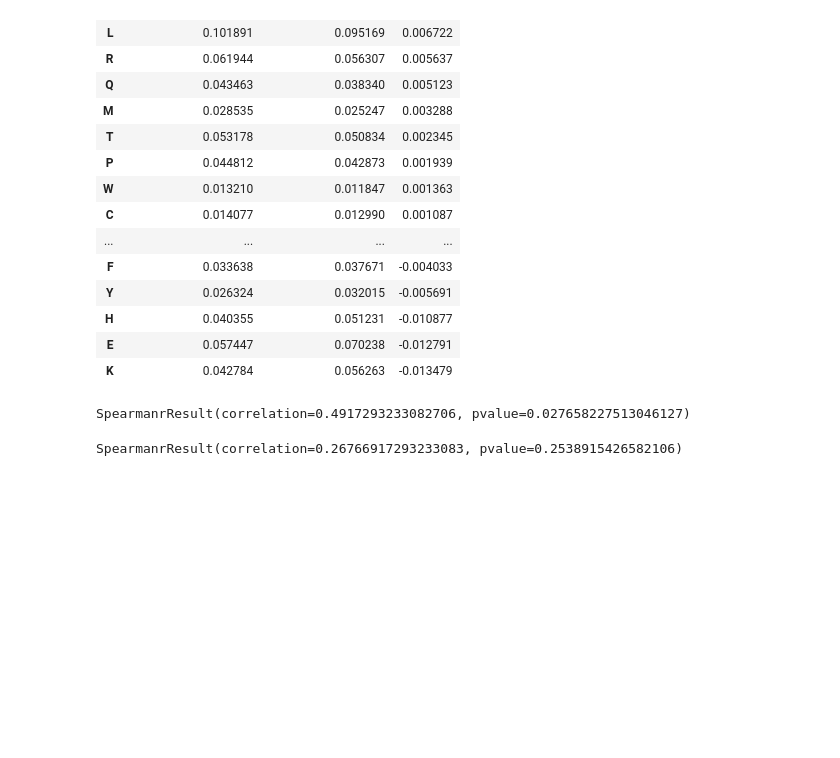
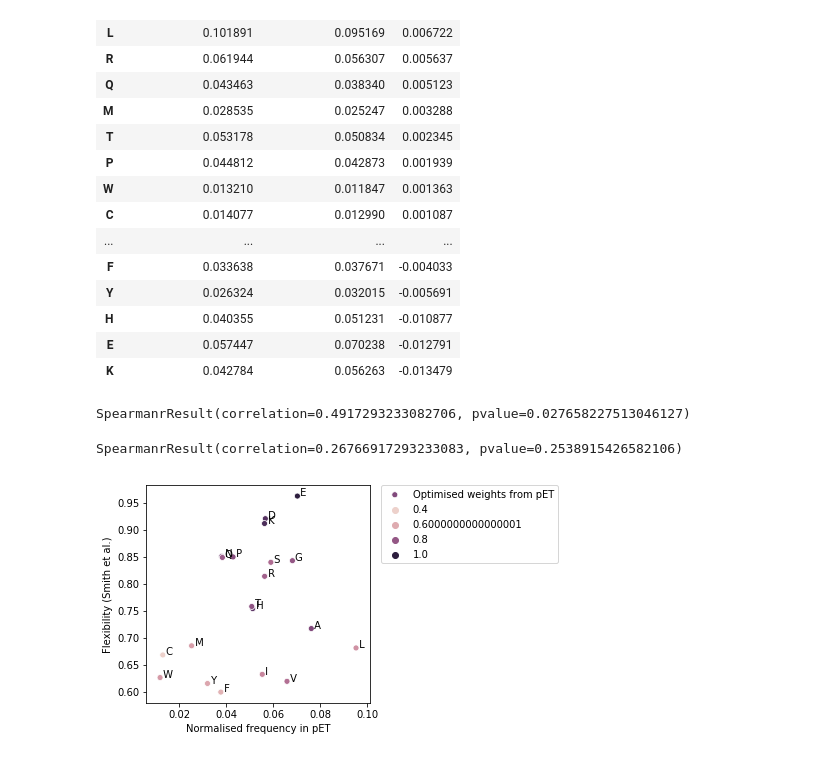
Before and after one commit to Gardner-BinfLab/SoDoPE_paper_2020, a Jupyter notebook: Bit_scores.ipynb, the cells around one changed output. Saved outputs shown, nothing was run; the diff lists cells and outputs as text; code cells hidden in the pictures; blank space fills up the shorter version.

```diff
--- a/Bit_scores.ipynb
+++ b/Bit_scores.ipynb
@@ -165,3 +166,14 @@ spearmanr(weights_from_optimisation_on_eSOL, freq_esol)
 SpearmanrResult(correlation=0.26766917293233083, pvalue=0.2538915426582106)
 # %%
 ## optimised weights have no statistically significant correlation with amino acid frequency
+# %%
+plt.figure(figsize=(4, 4))
+ax = sns.scatterplot(freq_, [v for k, v in flexibilities_smith.items()],\
+                     hue=weights_from_optimisation_on_pET, label="Optimised weights from pET")
+plt.legend(bbox_to_anchor=(1.05, 1), loc=2, borderaxespad=0.)
+ax.set_xlabel('Normalised frequency in pET')
+ax.set_ylabel('Flexibility (Smith et al.)')
+for i, v in enumerate([k for k, v in flexibilities_smith.items()]):
+    ax.annotate(' ' +v, [freq_[i], [v for k, v in flexibilities_smith.items()][i]])
+# %% [output]
+[figure, added]
```
Also changed, not shown: parts of 3 cells of this notebook.
